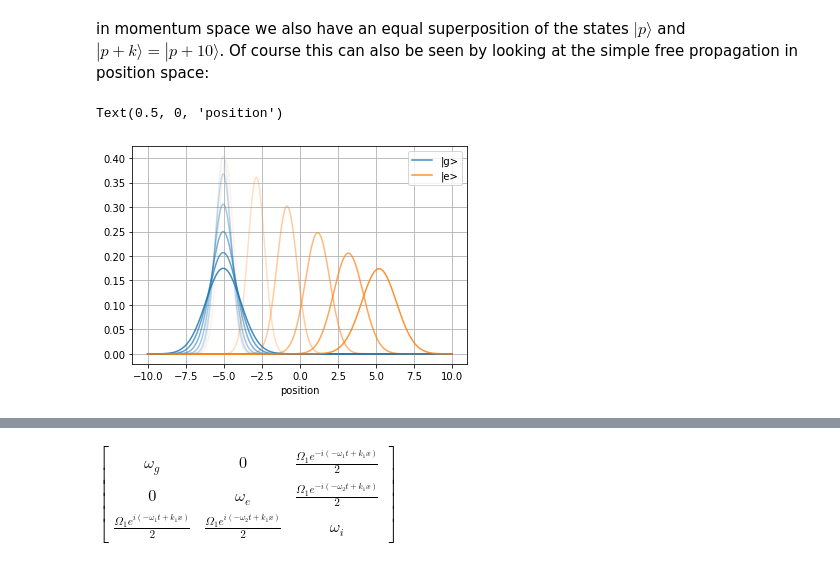
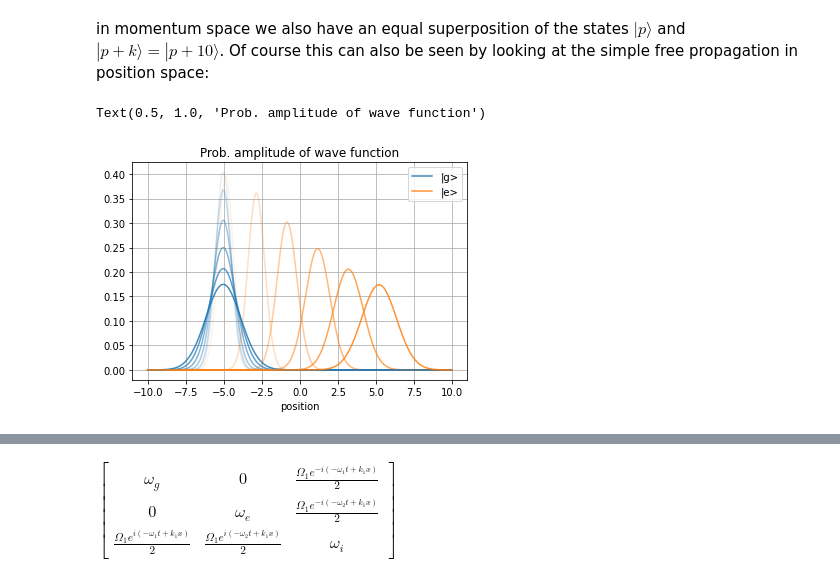
Before and after one commit to savowe/pytalises, a Jupyter notebook: docs/source/additional_examples.ipynb, the cells around one changed output, grey strips where cells are left out. Cells and saved outputs as stored; diff of their text form; code cells hidden in the pictures.

```diff
--- a/docs/source/additional_examples.ipynb
+++ b/docs/source/additional_examples.ipynb
@@ -125,15 +129,16 @@ Of course this can also be seen by looking at the simple free propagation in pos
 # %%
 psi.ifft() # transform back into r-space
 for i in range(6):
     line1, = plt.plot(psi.r, np.abs(psi.amp[:,0])**2, 'C0-', alpha=.1+i*.15)
     line2, = plt.plot(psi.r, np.abs(psi.amp[:,1])**2, 'C1', alpha=.1+i*.15)
     plt.grid(True)
     psi.freely_propagate(num_time_steps=1, delta_t=0.2)
 plt.legend([line1, line2], ('|g>', '|e>'))
 plt.xlabel("position")
+plt.title("Prob. amplitude of wave function")
 # %% [output]
-Text(0.5, 0, 'position')
+Text(0.5, 1.0, 'Prob. amplitude of wave function')
-[figure, old version]
+[figure, new version]
 # %% [markdown]
 ## Three-level Raman transitions
 In this section we derive the standard three-level Hamiltonian for Raman transitions and simulate the transition.
```
Also changed, not shown: parts of 24 cells of this notebook, 6 other files.
